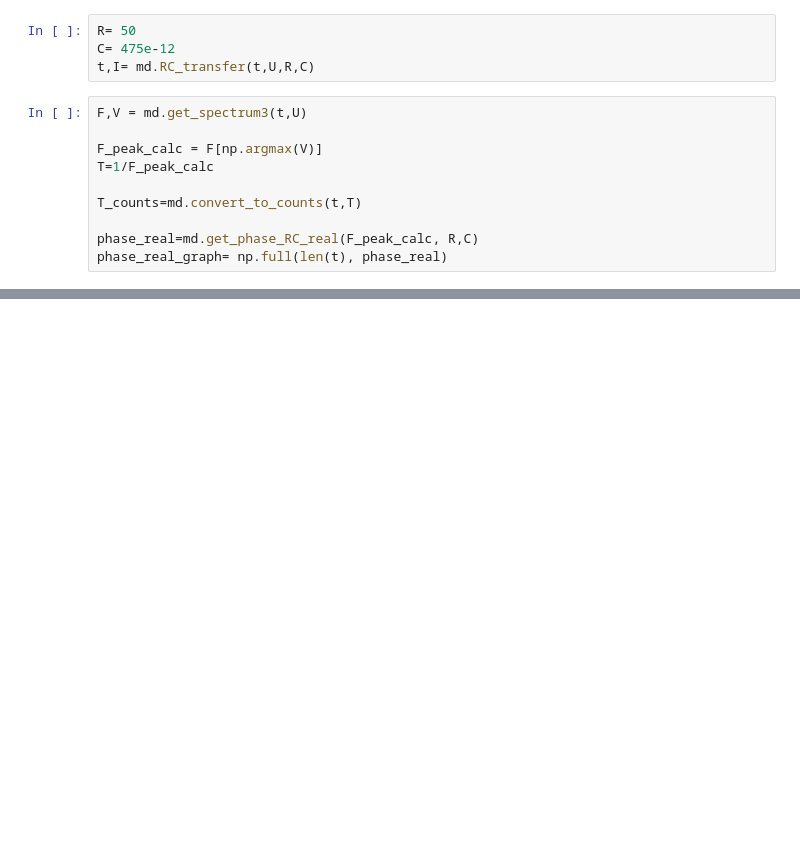
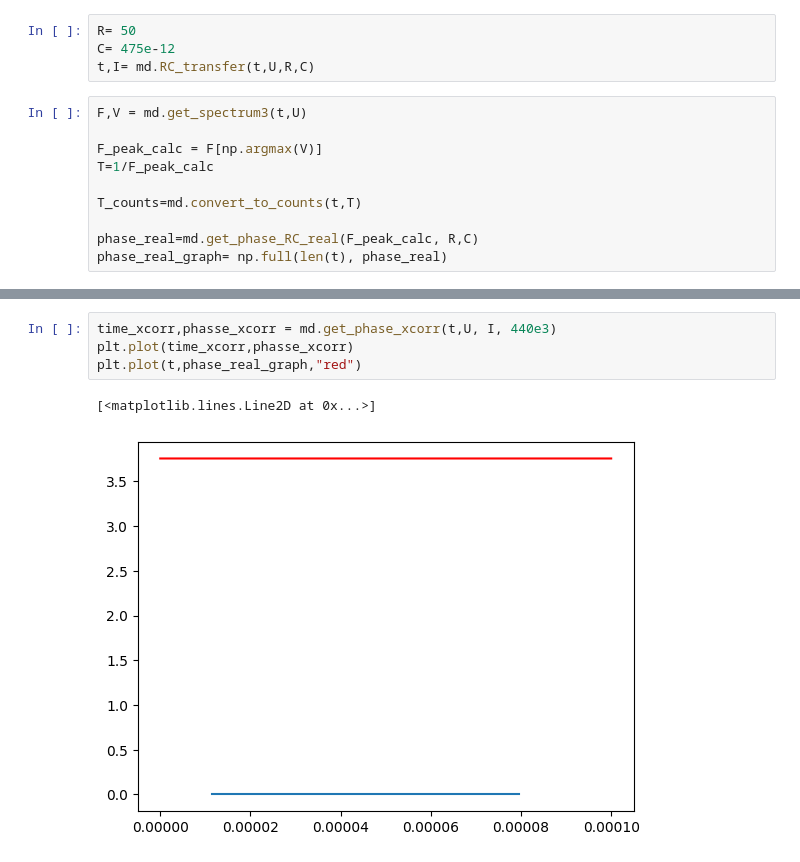
Before and after one commit to Gr-a-f/Relaxation_frequency_phase_algorithm, a Jupyter notebook: sin_phantom.ipynb, the cells around one changed output, grey strips where cells are left out. Drawn from its saved outputs; the diff is of its cells as text; blank space fills up the shorter version.

```diff
--- a/sin_phantom.ipynb
+++ b/sin_phantom.ipynb
@@ -65,0 +75,7 @@ plt.plot(t,phase_real_graph,"red")
+# %%
+time_xcorr,phasse_xcorr = md.get_phase_xcorr(t,U, I, 440e3)
+plt.plot(time_xcorr,phasse_xcorr)
+plt.plot(t,phase_real_graph,"red")
+# %% [output]
+[<matplotlib.lines.Line2D at 0x...>]
+[figure, added]
```
Also changed, not shown: parts of 7 cells of this notebook, 3 other files.
